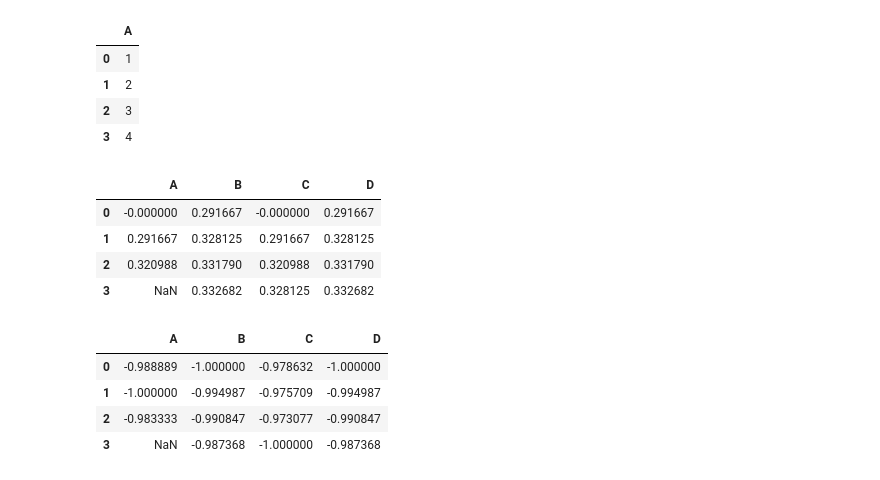
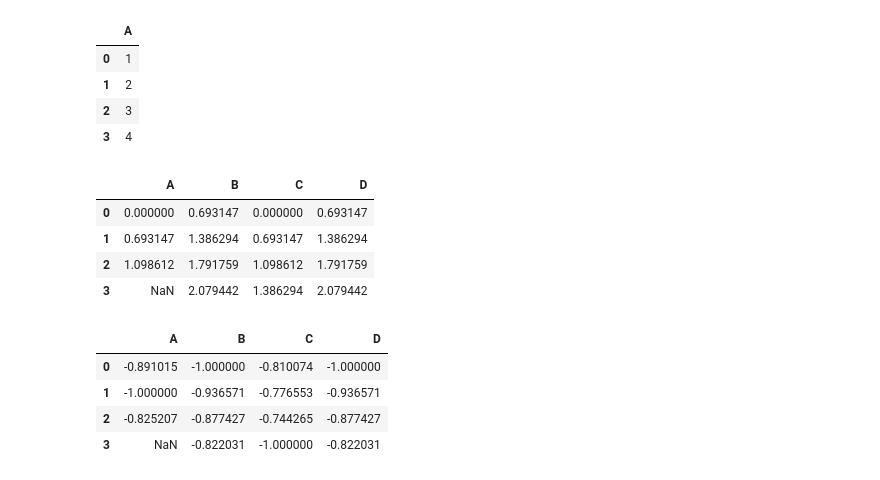
Before and after one commit to Tatenda1112/Custom-Transformation, a Jupyter notebook: notebooks/custom_transformers.ipynb, the cells around one changed output. Drawn from its saved outputs; the diff is of its cells as text; code cells hidden in the pictures.

```diff
--- a/notebooks/custom_transformers.ipynb
+++ b/notebooks/custom_transformers.ipynb
@@ -584,7 +584,7 @@ dropcf.fit_transform(df8)
 | 3 | 4 |
 # %%
 class BoxCoxTransformer(BaseEstimator, TransformerMixin):
-    def __init__(self, lambda_range=(-3.0, 3.0)):
+    def __init__(self, lambda_range=(0, 1.0)):
         self.lambda_range = lambda_range
         self.lambda_ = None
         self.log_likelihood_ = None
@@ -646,12 +646,13 @@ df9 = pd.DataFrame({
 # %%
 box= BoxCoxTransformer()
 # %%
-box.fit_transform(df9)
+transformed=box.fit_transform(df9)
+transformed
 # %% [output]
 |  | A | B | C | D |
-| 0 | -0.000000 | 0.291667 | -0.000000 | 0.291667 |
-| 1 | 0.291667 | 0.328125 | 0.291667 | 0.328125 |
-| 2 | 0.320988 | 0.331790 | 0.320988 | 0.331790 |
-| 3 | NaN | 0.332682 | 0.328125 | 0.332682 |
+| 0 | 0.000000 | 0.693147 | 0.000000 | 0.693147 |
+| 1 | 0.693147 | 1.386294 | 0.693147 | 1.386294 |
+| 2 | 1.098612 | 1.791759 | 1.098612 | 1.791759 |
+| 3 | NaN | 2.079442 | 1.386294 | 2.079442 |
 # %%
 class YeoJohnsonTransformer(BaseEstimator, TransformerMixin):
@@ -724,10 +725,11 @@ df10 = pd.DataFrame({
 # %%
 yeo = YeoJohnsonTransformer()
 # %%
-yeo.fit_transform(df10)
+yeo_fitted=yeo.fit_transform(df10)
+yeo_fitted
 # %% [output]
 |  | A | B | C | D |
-| 0 | -0.988889 | -1.000000 | -0.978632 | -1.000000 |
-| 1 | -1.000000 | -0.994987 | -0.975709 | -0.994987 |
-| 2 | -0.983333 | -0.990847 | -0.973077 | -0.990847 |
-| 3 | NaN | -0.987368 | -1.000000 | -0.987368 |
+| 0 | -0.891015 | -1.000000 | -0.810074 | -1.000000 |
+| 1 | -1.000000 | -0.936571 | -0.776553 | -0.936571 |
+| 2 | -0.825207 | -0.877427 | -0.744265 | -0.877427 |
+| 3 | NaN | -0.822031 | -1.000000 | -0.822031 |
```
Also changed, not shown: parts of 15 cells of this notebook.
